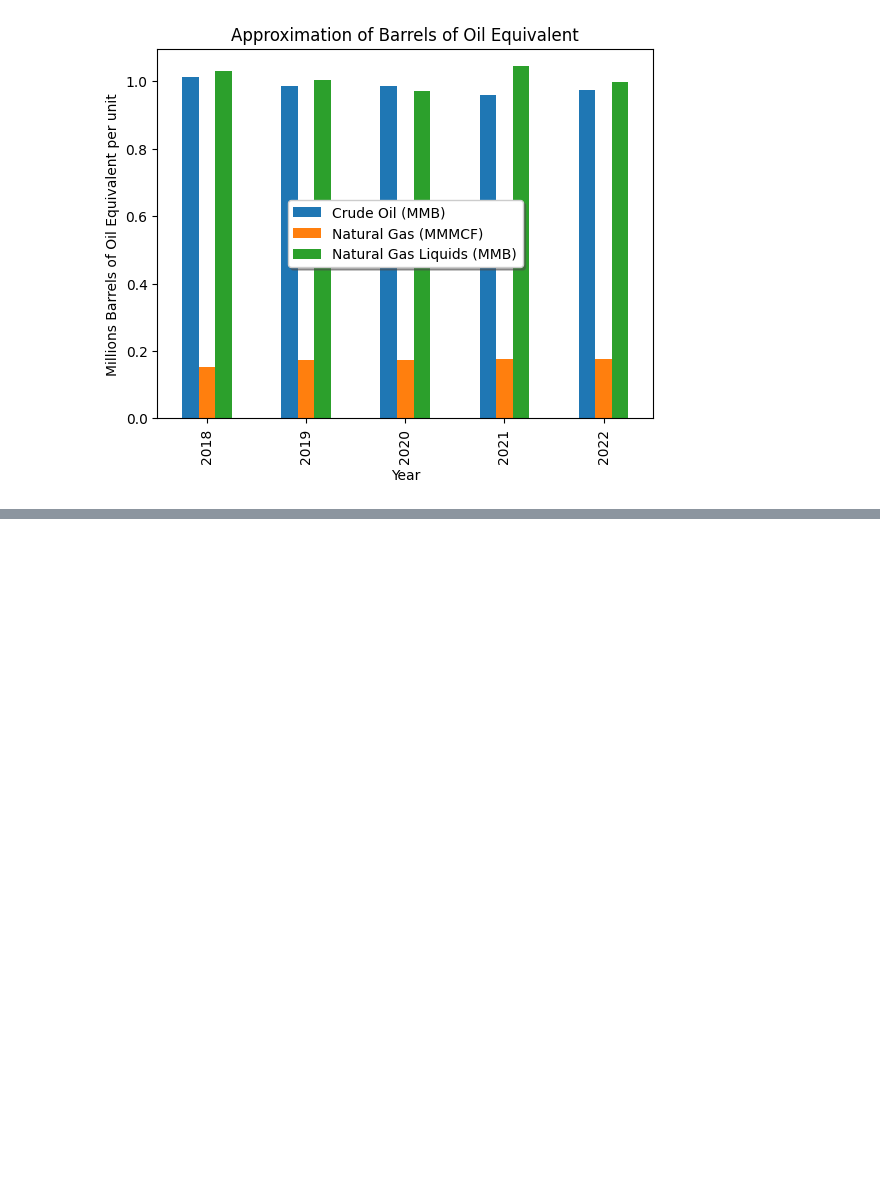
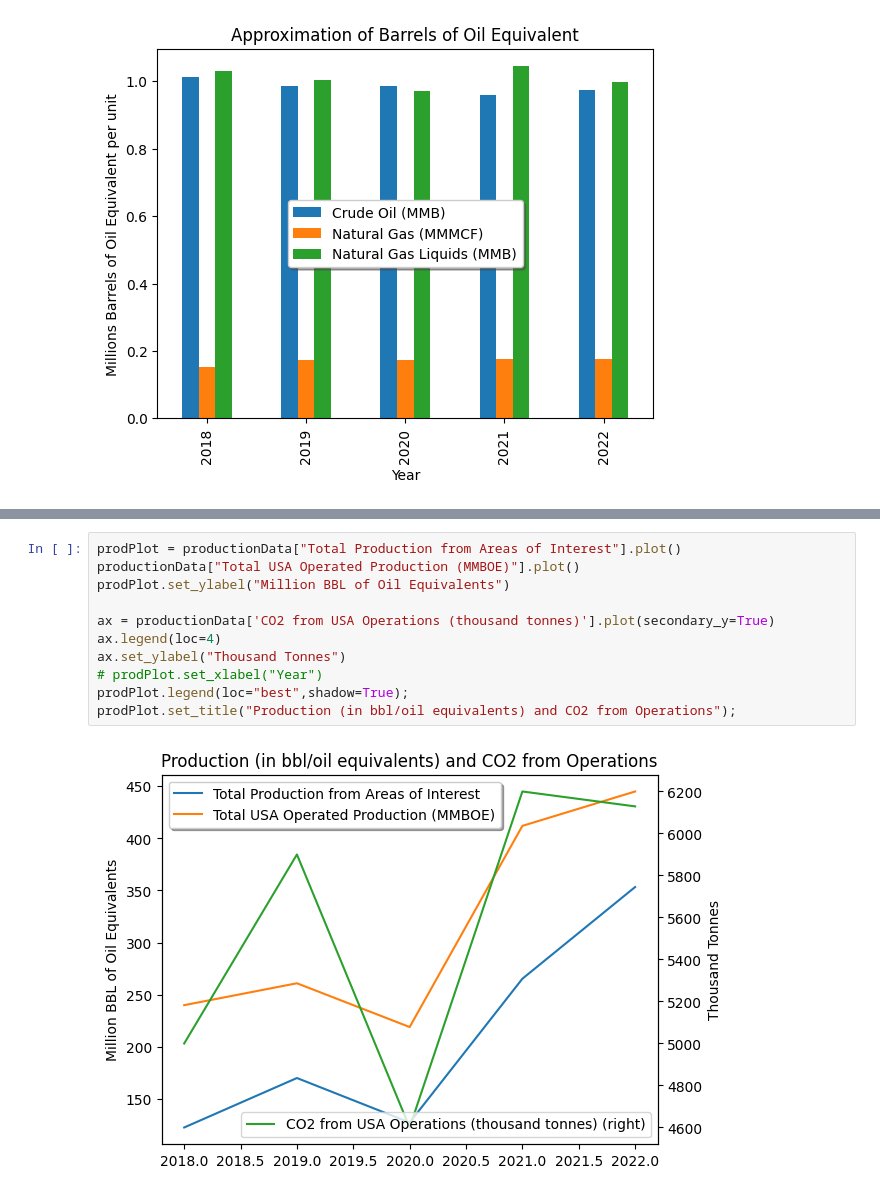
Before and after one commit to MorganKortlander/EdgeCasesCodeRED, a Jupyter notebook: process.ipynb, the cells around one changed output, grey strips where cells are left out. Saved outputs shown, nothing was run; the diff lists cells and outputs as text; blank space fills up the shorter version.

```diff
--- a/process.ipynb
+++ b/process.ipynb
@@ -137,0 +136,13 @@ spliced = pd.DataFrame(GHG_CP
+# %%
+prodPlot = productionData["Total Production from Areas of Interest"].plot()
+productionData["Total USA Operated Production (MMBOE)"].plot()
+prodPlot.set_ylabel("Million BBL of Oil Equivalents")
+
+ax = productionData['CO2 from USA Operations (thousand tonnes)'].plot(secondary_y=True)
+ax.legend(loc=4)
+ax.set_ylabel("Thousand Tonnes")
+# prodPlot.set_xlabel("Year")
+prodPlot.legend(loc="best",shadow=True);
+prodPlot.set_title("Production (in bbl/oil equivalents) and CO2 from Operations");
+# %% [output]
+[figure, added]
```
Also changed, not shown: parts of 9 cells of this notebook, 4 other files.
